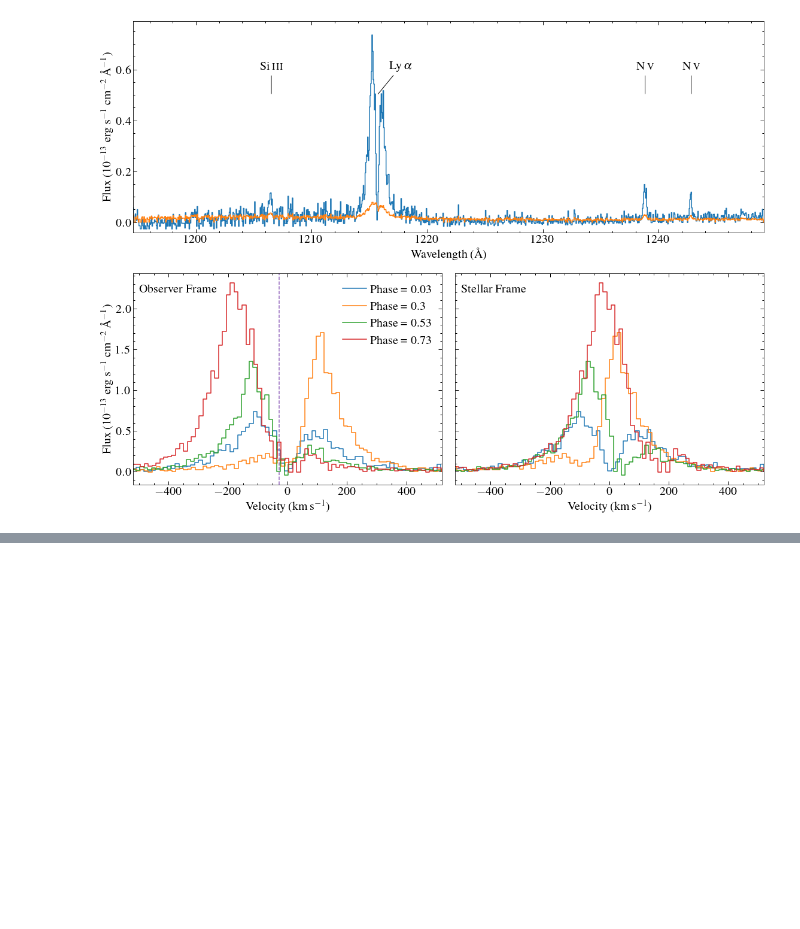
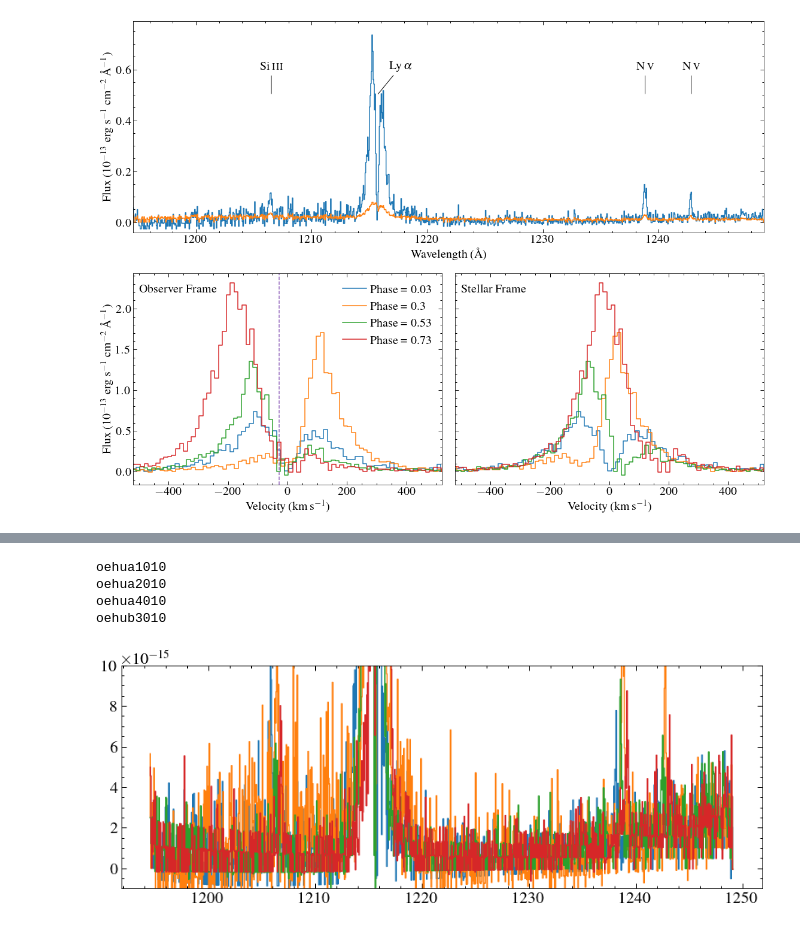
Before and after one commit to davidjwilson/pceb, a Jupyter notebook: eg_uma/eg_uma_stis_first_look.ipynb, the cells around one changed output, grey strips where cells are left out. Cells and saved outputs as stored; diff of their text form; code cells hidden in the pictures; blank space fills up the shorter version.

```diff
--- a/eg_uma/eg_uma_stis_first_look.ipynb
+++ b/eg_uma/eg_uma_stis_first_look.ipynb
@@ -1643,3 +1660,16 @@ plt.savefig('plots/eg_uma_lya_stis_spec.pdf', dpi=150)
 [figure]
 # %%
 # fits.getheader(x1ds[0])
+# %%
+for i, x in enumerate(x1ds):
+    data = fits.getdata(x, 1)[0]
+    hdr = fits.getheader(x, 1)
+    print(hdr['ROOTNAME'])
+    w, f, e = data['WAVELENGTH'], data['FLUX'], data['ERROR']
+    mask = (w > 1205) & ( w < 1207)
+    lf = np.trapz(f[mask], w[mask])
+    mask = (w > 1204) & ( w < 1205)
+    cf1 = np.trapz(f[mask], w[mask])
+    mask =  (w > 1207) & ( w < 1208)
+    cf2 = np.trapz(f[mask], w[mask])
+    print(lf - cf1 - cf2)
@@ -1645,0 +1685,15 @@ plt.savefig('plots/eg_uma_lya_stis_spec.pdf', dpi=150)
+# %%
+for i, x in enumerate(x1ds):
+    data = fits.getdata(x, 1)[0]
+    hdr = fits.getheader(x, 1)
+    print(hdr['ROOTNAME'])
+    ws, fs, es = data['WAVELENGTH'], data['FLUX'], data['ERROR']
+    plt.step(ws, fs)
+    # plt.xlim(1230)
+    plt.ylim(-1e-15, 1e-14)
+# %% [output]
+oehua1010
+oehua2010
+oehua4010
+oehub3010
+[figure, added]
```
Also changed, not shown: parts of 5 cells of this notebook, 19 other files.
